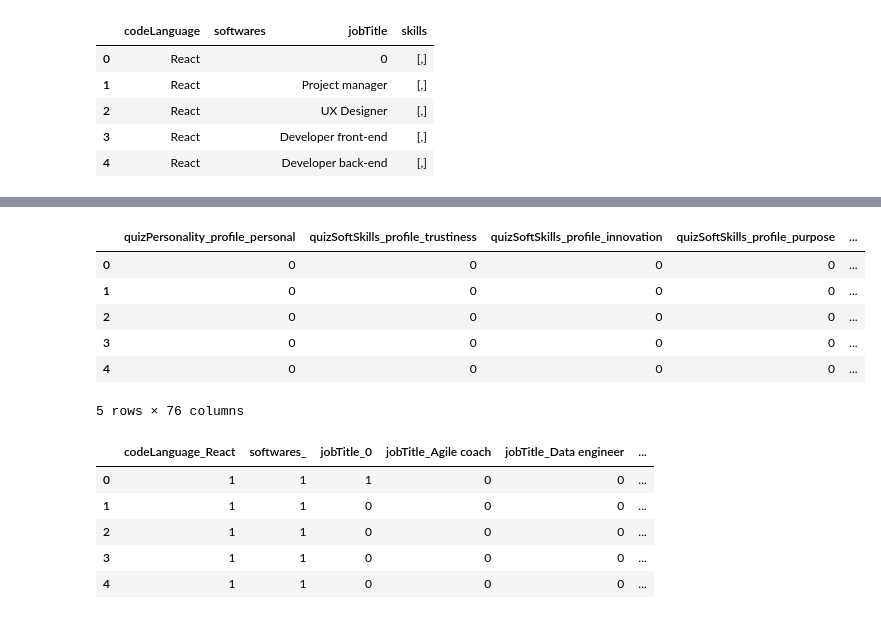
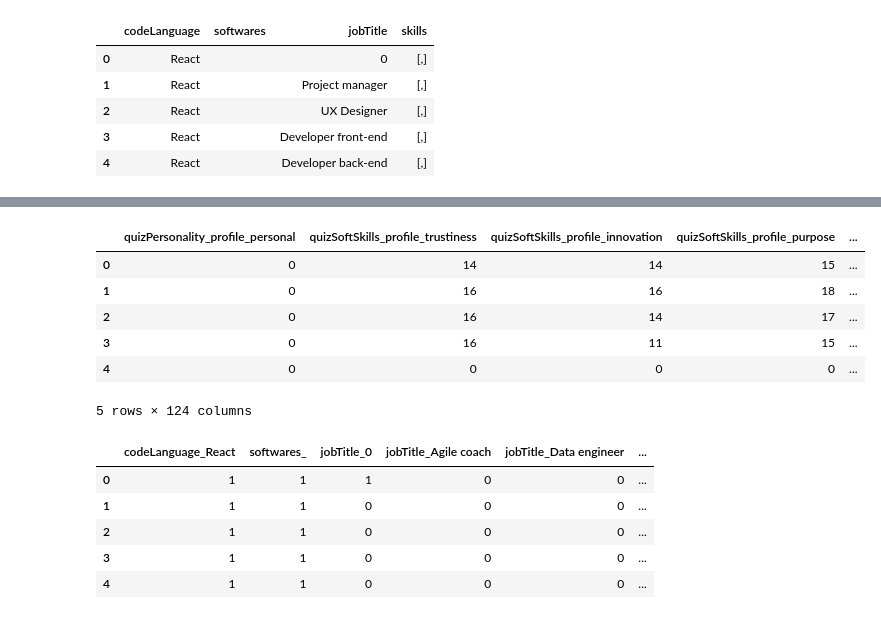
Before and after one commit to Chm-vinicius/coolab_tensorflow_study, a Jupyter notebook: machine_learn.ipynb, the cells around one changed output, grey strips where cells are left out. Cells and saved outputs as stored; diff of their text form; code cells hidden in the pictures.

```diff
--- a/machine_learn.ipynb
+++ b/machine_learn.ipynb
@@ -164,16 +164,16 @@ exp.head()
 # %%
 ks.fillna(0, inplace=True)
-ks = ks.apply(pd.to_numeric, errors='coerce')
+ks = ks.apply(pd.to_numeric, errors='coerce', downcast="integer")
 ks = pd.concat([ks, exp], axis=1)
 ks.head()
 # %% [output]
 |  | quizPersonality_profile_personal | quizSoftSkills_profile_trustiness | quizSoftSkills_profile_innovation | quizSoftSkills_profile_purpose | ... |
-| 0 | 0 | 0 | 0 | 0 | ... |
-| 1 | 0 | 0 | 0 | 0 | ... |
-| 2 | 0 | 0 | 0 | 0 | ... |
-| 3 | 0 | 0 | 0 | 0 | ... |
+| 0 | 0 | 14 | 14 | 15 | ... |
+| 1 | 0 | 16 | 16 | 18 | ... |
+| 2 | 0 | 16 | 14 | 17 | ... |
+| 3 | 0 | 16 | 11 | 15 | ... |
 | 4 | 0 | 0 | 0 | 0 | ... |
-5 rows × 76 columns
+5 rows × 124 columns
 # %%
 categ = pd.get_dummies(df, dtype=int)
 categ.head()
```
Also changed, not shown: parts of 12 cells of this notebook, 1 other file.
